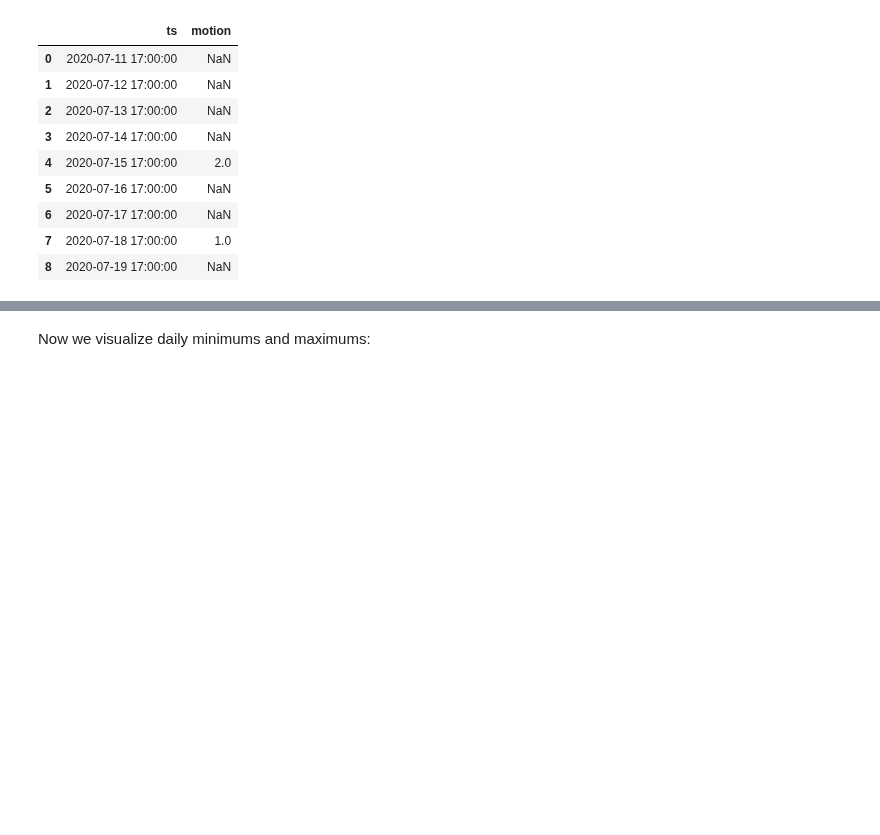
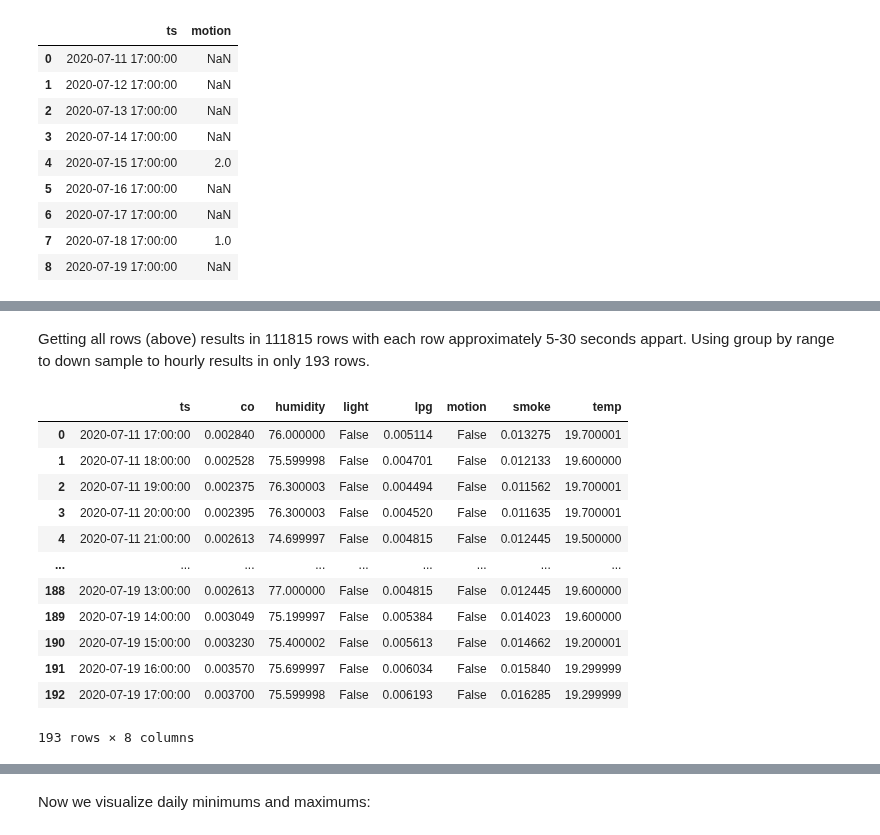
Before and after one commit to griddbnet/Blogs, a Jupyter notebook: group_by_range.ipynb, the cells around one changed output, grey strips where cells are left out. Drawn from its saved outputs; the diff is of its cells as text; code cells hidden in the pictures; blank space fills up the shorter version.

```diff
--- a/group_by_range.ipynb
+++ b/group_by_range.ipynb
@@ -172,0 +189,18 @@ First since group b range is typically used to down sample data, lets compare ev
+# %% [markdown]
+Getting all rows (above) results in 111815 rows with each row approximately 5-30 seconds appart. Using group by range to down sample to hourly results in only 193 rows.
+# %%
+getRange(conn, "device2", "HOUR")
+# %% [output]
+|  | ts | co | humidity | light | lpg | motion | smoke | temp |
+| 0 | 2020-07-11 17:00:00 | 0.002840 | 76.000000 | False | 0.005114 | False | 0.013275 | 19.700001 |
+| 1 | 2020-07-11 18:00:00 | 0.002528 | 75.599998 | False | 0.004701 | False | 0.012133 | 19.600000 |
+| 2 | 2020-07-11 19:00:00 | 0.002375 | 76.300003 | False | 0.004494 | False | 0.011562 | 19.700001 |
+| 3 | 2020-07-11 20:00:00 | 0.002395 | 76.300003 | False | 0.004520 | False | 0.011635 | 19.700001 |
+| 4 | 2020-07-11 21:00:00 | 0.002613 | 74.699997 | False | 0.004815 | False | 0.012445 | 19.500000 |
+| ... | ... | ... | ... | ... | ... | ... | ... | ... |
+| 188 | 2020-07-19 13:00:00 | 0.002613 | 77.000000 | False | 0.004815 | False | 0.012445 | 19.600000 |
+| 189 | 2020-07-19 14:00:00 | 0.003049 | 75.199997 | False | 0.005384 | False | 0.014023 | 19.600000 |
+| 190 | 2020-07-19 15:00:00 | 0.003230 | 75.400002 | False | 0.005613 | False | 0.014662 | 19.200001 |
+| 191 | 2020-07-19 16:00:00 | 0.003570 | 75.699997 | False | 0.006034 | False | 0.015840 | 19.299999 |
+| 192 | 2020-07-19 17:00:00 | 0.003700 | 75.599998 | False | 0.006193 | False | 0.016285 | 19.299999 |
+193 rows × 8 columns
```
Also changed, not shown: parts of 5 cells of this notebook.
